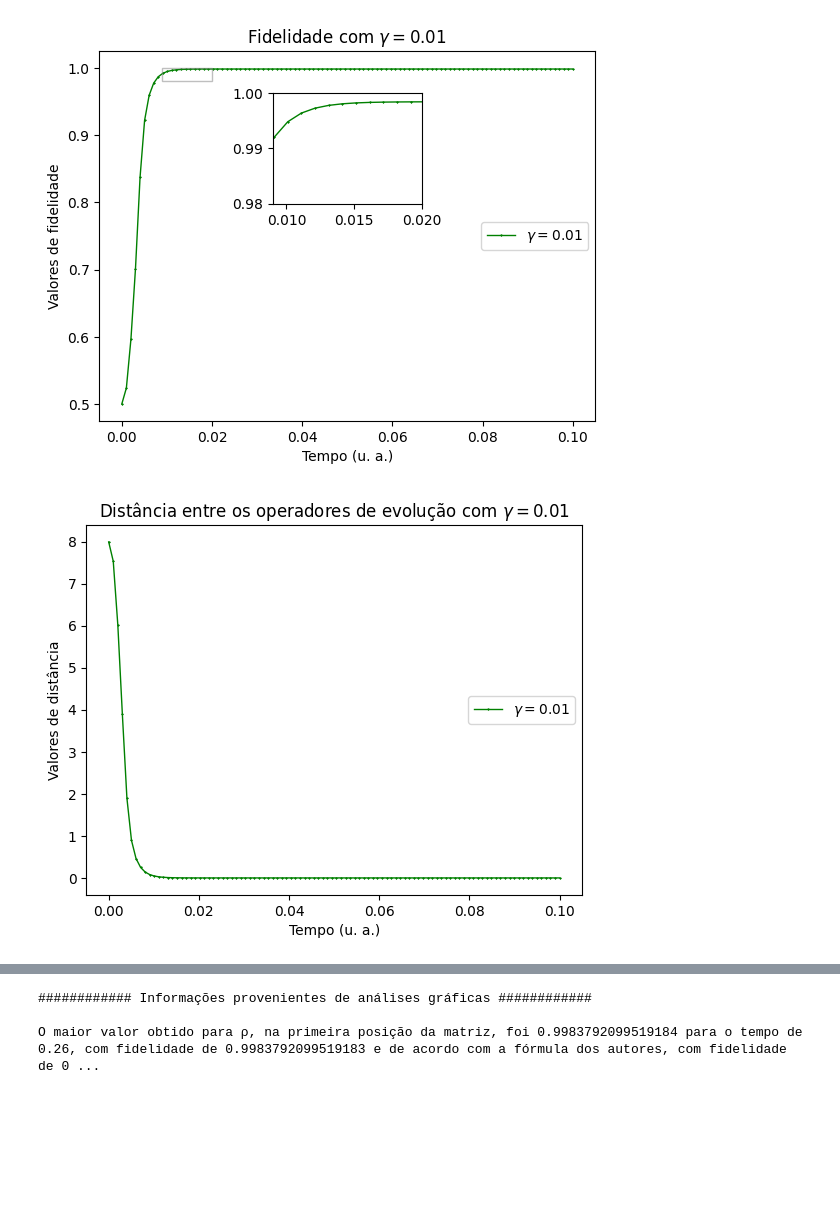
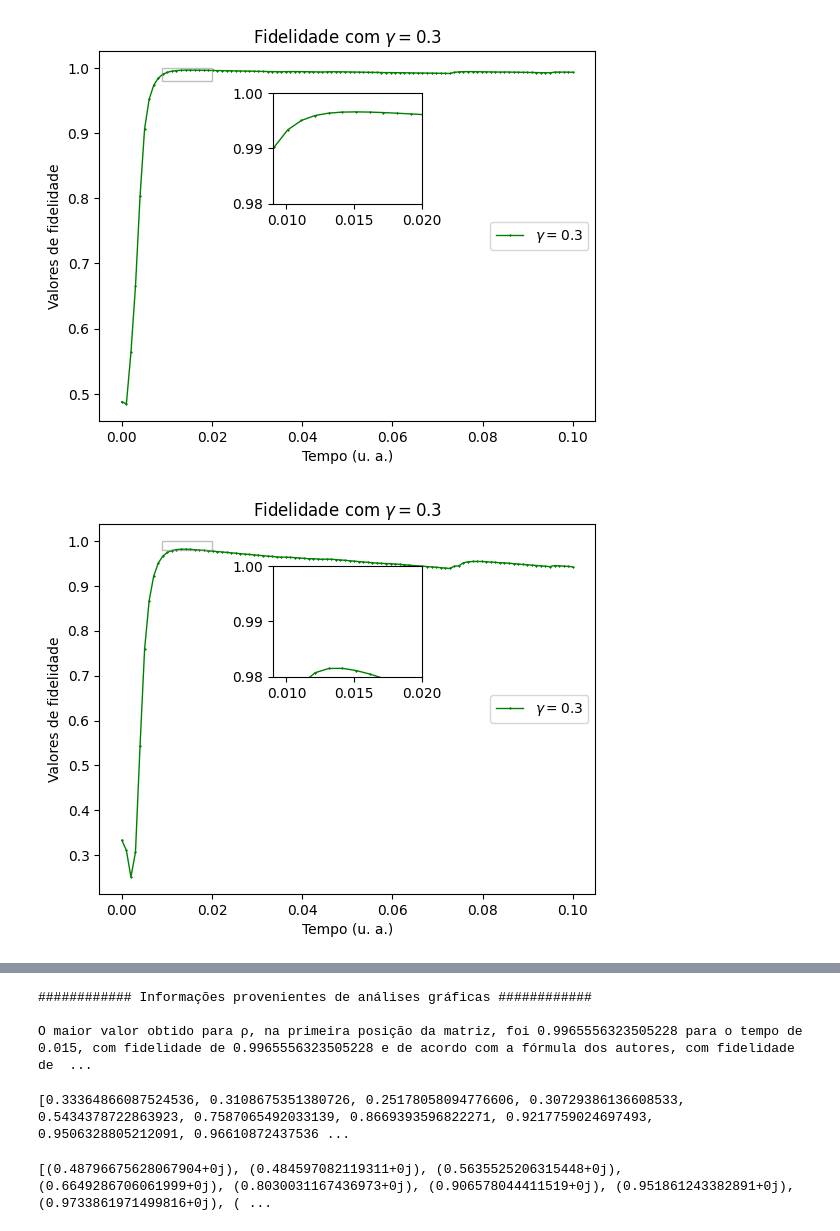
Before and after one commit to GabrielSiqueira1/Lyapunov-Open-Quantum-Systems, a Jupyter notebook: Lyapunov-Gate-Hadamard.ipynb, the cells around one changed output, grey strips where cells are left out. Cells and saved outputs as stored; diff of their text form; code cells hidden in the pictures; blank space fills up the shorter version.

```diff
--- a/Lyapunov-Gate-Hadamard.ipynb
+++ b/Lyapunov-Gate-Hadamard.ipynb
@@ -26,7 +26,7 @@ def lind(u, Ut, Uf, t, lbda):
     Ax = [[0, 0, 0],[0, 0, -1], [0, 1, 0]]
     Ay = [[0, 0, 1],[0, 0, 0], [-1, 0, 0]]
     Az = [[0, -1, 0],[1, 0, 0], [0, 0, 0]]
-    B = [[1*lbda, 0, 0],[0, 1*lbda, 0], [0, 0, 0]]
+    B = [[-2*lbda, 0, 0],[0, -2*lbda, 0], [0, 0, -1*lbda]]
     if t == 0:
         fx=10.28
         fy=10.73
@@ -171,7 +171,7 @@ print(f'O rho desejado é: {pf}')
 h=0.001
 t=0
 i=0
-lbda=0.01
+lbda=0.3
 distance_vector = []
 fx_vector = []
 fy_vector = []
@@ -201,7 +201,7 @@ rt = np.dot(Ut, r0)
 print(f'O vetor de Bloch encontrado é:\n {rt}')
 pt = [[1/2*(1+rt[2][0]), 1/2*(rt[0][0]-1j*rt[1][0])], [1/2*(rt[0][0]+1j*rt[1][0]), 1/2*(1-rt[2][0])]]
 print(f'O rho alcançado foi:\n {pt}')
-print(f'A fidelidade do experimento é de: {np.trace(np.sqrt(np.sqrt(pt)*pf*np.sqrt(pt)))**2}')
+print(f'A fidelidade do experimento é de: {np.trace(np.sqrt(np.sqrt(pt)*pf*np.sqrt(pt)))}')
 print(f'A fidelidade do experimento é de (fórmula dos autores do artigo): {(np.trace(np.dot(Ut, np.transpose(Ut)))+np.abs(np.trace(np.dot(np.transpose(Uf), Ut)))**2)/(3*(3+1))}')
 print(f'O vetor U alcançado foi:\n {Ut}')
 print(f'A distância encontrada, ao final do experimento foi: {D}')
@@ -211,6 +211,7 @@ print(f"\n############ Informações gráficas obtidas com o experimento #######
 leis_controle(fx_vector,fy_vector,fz_vector,t,lbda)
 densidade(rho_vector,t,lbda)
 fidelidade(fid_vector,t,lbda)
+fidelidade(fid_autores,t,lbda)
 distance(distance_vector,t,lbda)
 # %% [output]
 ############ Informações finais do experimento ############
@@ -235,2 +236,2 @@ A distância encontrada, ao final do experimento foi: 4.9394851574559195e-05
-[figure, old version]
+[figure, new version]
-[figure, old version]
+[figure, new version]
@@ -241,8 +243,17 @@ time = 0
 for i in range(len(rho_vector[0])):
     if rho_vector[0][i] == max(abs(rho_vector[0])):
         time = i
-print(fr"O maior valor obtido para ρ, na primeira posição da matriz, foi {max(abs(rho_vector[0]))} para o tempo de {time/100}, com fidelidade de {np.abs(fid_vector[time])} e de acordo com a fórmula dos autores, com fidelidade de {np.abs(fid_autores[time])}")
+        break
+print(fr"O maior valor obtido para ρ, na primeira posição da matriz, foi {max(abs(rho_vector[0]))} para o tempo de {time/1000}, com fidelidade de {np.abs(fid_vector[time])} e de acordo com a fórmula dos autores, com fidelidade de {np.abs(fid_autores[time])}")
 # %% [output]
 ############ Informações provenientes de análises gráficas ############
 
-O maior valor obtido para ρ, na primeira posição da matriz, foi 0.9983792099519184 para o tempo de 0.26, com fidelidade de 0.9983792099519183 e de acordo com a fórmula dos autores, com fidelidade de 0 ...
+O maior valor obtido para ρ, na primeira posição da matriz, foi 0.9965556323505228 para o tempo de 0.015, com fidelidade de 0.9965556323505228 e de acordo com a fórmula dos autores, com fidelidade de  ...
+# %%
+print(fid_autores)
+# %% [output]
+[0.33364866087524536, 0.3108675351380726, 0.25178058094776606, 0.30729386136608533, 0.5434378722863923, 0.7587065492033139, 0.8669393596822271, 0.9217759024697493, 0.9506328805212091, 0.96610872437536 ...
+# %%
+print(fid_vector)
+# %% [output]
+[(0.48796675628067904+0j), (0.484597082119311+0j), (0.5635525206315448+0j), (0.6649286706061999+0j), (0.8030031167436973+0j), (0.906578044411519+0j), (0.951861243382891+0j), (0.9733861971499816+0j), ( ...
```
Also changed, not shown: parts of 4 cells of this notebook, 2 other files.
